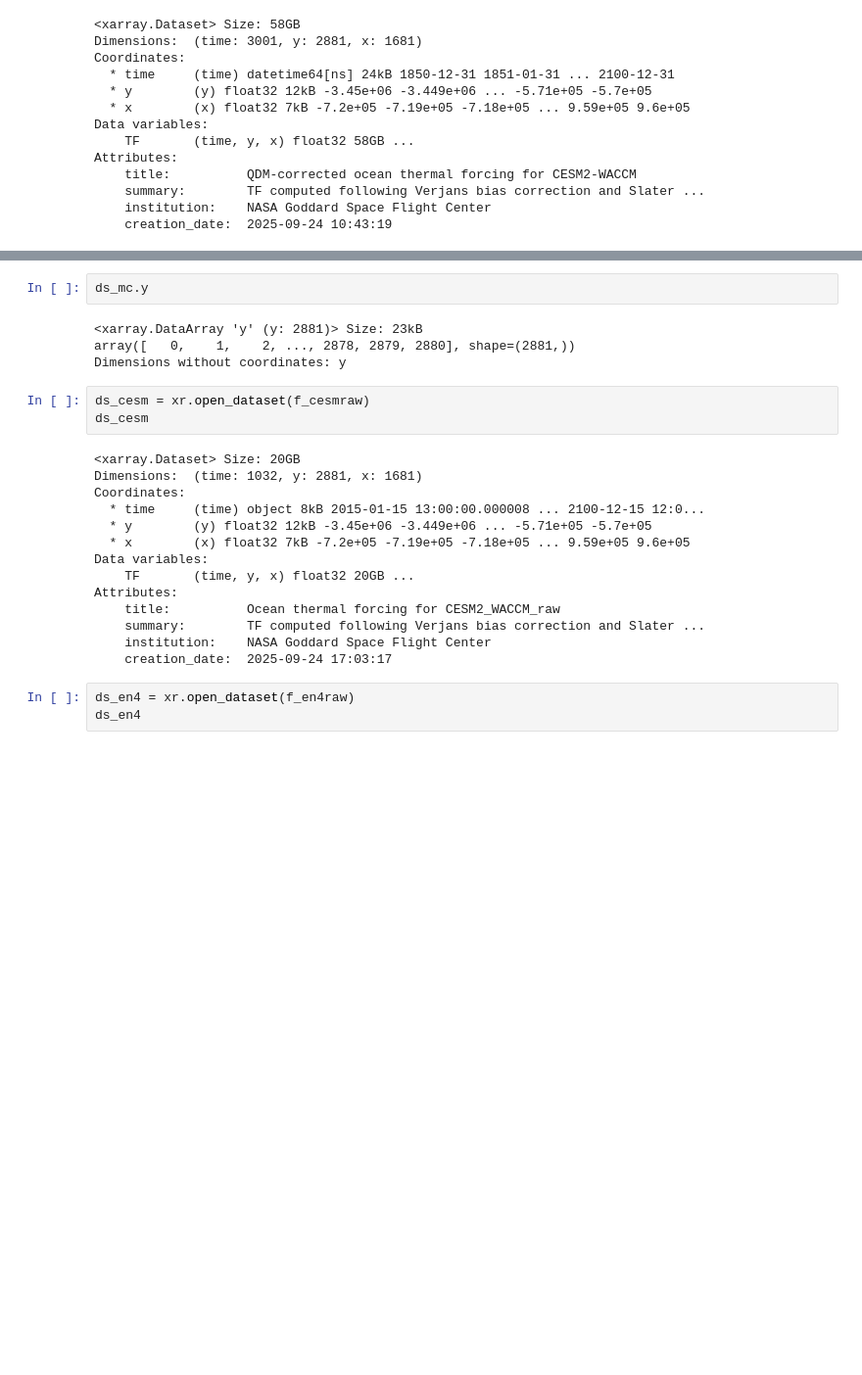
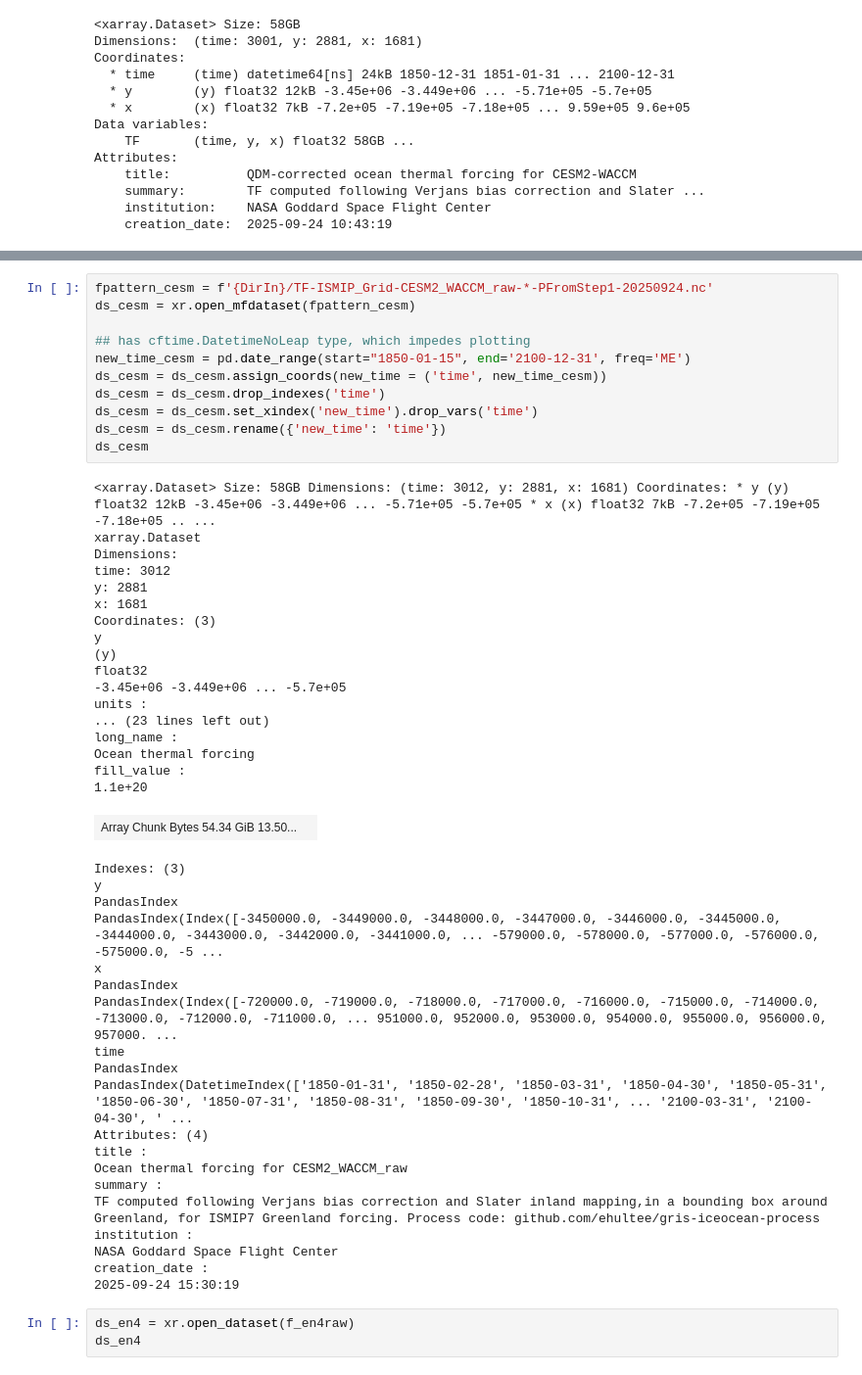
Before and after one commit to ehultee/gris-iceocean-process, a Jupyter notebook: Check_Output.ipynb, the cells around one changed output, grey strips where cells are left out. Shown: that part at 98% size. Cells and saved outputs as stored; diff of their text form; blank space fills up the shorter version.

```diff
--- a/Check_Output.ipynb
+++ b/Check_Output.ipynb
@@ -64,29 +80,55 @@ Attributes:
     summary:        TF computed following Verjans bias correction and Slater ...
     institution:    NASA Goddard Space Flight Center
     creation_date:  2025-09-24 13:17:36
-# %%
-ds_mc.y
-# %% [output]
-<xarray.DataArray 'y' (y: 2881)> Size: 23kB
-array([   0,    1,    2, ..., 2878, 2879, 2880], shape=(2881,))
-Dimensions without coordinates: y
 # %%
-ds_cesm = xr.open_dataset(f_cesmraw)
+fpattern_cesm = f'{DirIn}/TF-ISMIP_Grid-CESM2_WACCM_raw-*-PFromStep1-20250924.nc'
+ds_cesm = xr.open_mfdataset(fpattern_cesm)
+
+## has cftime.DatetimeNoLeap type, which impedes plotting
+new_time_cesm = pd.date_range(start="1850-01-15", end='2100-12-31', freq='ME')
+ds_cesm = ds_cesm.assign_coords(new_time = ('time', new_time_cesm))
+ds_cesm = ds_cesm.drop_indexes('time')
+ds_cesm = ds_cesm.set_xindex('new_time').drop_vars('time')
+ds_cesm = ds_cesm.rename({'new_time': 'time'})
 ds_cesm
 # %% [output]
-<xarray.Dataset> Size: 20GB
-Dimensions:  (time: 1032, y: 2881, x: 1681)
-Coordinates:
-  * time     (time) object 8kB 2015-01-15 13:00:00.000008 ... 2100-12-15 12:0...
-  * y        (y) float32 12kB -3.45e+06 -3.449e+06 ... -5.71e+05 -5.7e+05
-  * x        (x) float32 7kB -7.2e+05 -7.19e+05 -7.18e+05 ... 9.59e+05 9.6e+05
-Data variables:
-    TF       (time, y, x) float32 20GB ...
-Attributes:
-    title:          Ocean thermal forcing for CESM2_WACCM_raw
-    summary:        TF computed following Verjans bias correction and Slater ...
-    institution:    NASA Goddard Space Flight Center
-    creation_date:  2025-09-24 17:03:17
+<xarray.Dataset> Size: 58GB Dimensions: (time: 3012, y: 2881, x: 1681) Coordinates: * y (y) float32 12kB -3.45e+06 -3.449e+06 ... -5.71e+05 -5.7e+05 * x (x) float32 7kB -7.2e+05 -7.19e+05 -7.18e+05 .. ...
+xarray.Dataset
+Dimensions:
+time: 3012
+y: 2881
+x: 1681
+Coordinates: (3)
+y
+(y)
+float32
+-3.45e+06 -3.449e+06 ... -5.7e+05
+units :
+... (23 lines left out)
+long_name :
+Ocean thermal forcing
+fill_value :
+1.1e+20
+| Array Chunk Bytes 54.34 GiB 13.50... |  |
+Indexes: (3)
+y
+PandasIndex
+PandasIndex(Index([-3450000.0, -3449000.0, -3448000.0, -3447000.0, -3446000.0, -3445000.0, -3444000.0, -3443000.0, -3442000.0, -3441000.0, ... -579000.0, -578000.0, -577000.0, -576000.0, -575000.0, -5 ...
+x
+PandasIndex
+PandasIndex(Index([-720000.0, -719000.0, -718000.0, -717000.0, -716000.0, -715000.0, -714000.0, -713000.0, -712000.0, -711000.0, ... 951000.0, 952000.0, 953000.0, 954000.0, 955000.0, 956000.0, 957000. ...
+time
+PandasIndex
+PandasIndex(DatetimeIndex(['1850-01-31', '1850-02-28', '1850-03-31', '1850-04-30', '1850-05-31', '1850-06-30', '1850-07-31', '1850-08-31', '1850-09-30', '1850-10-31', ... '2100-03-31', '2100-04-30', ' ...
+Attributes: (4)
+title :
+Ocean thermal forcing for CESM2_WACCM_raw
+summary :
+TF computed following Verjans bias correction and Slater inland mapping,in a bounding box around Greenland, for ISMIP7 Greenland forcing. Process code: github.com/ehultee/gris-iceocean-process
+institution :
+NASA Goddard Space Flight Center
+creation_date :
+2025-09-24 15:30:19
 # %%
 ds_en4 = xr.open_dataset(f_en4raw)
 ds_en4
```
Also changed, not shown: parts of 10 cells of this notebook.
